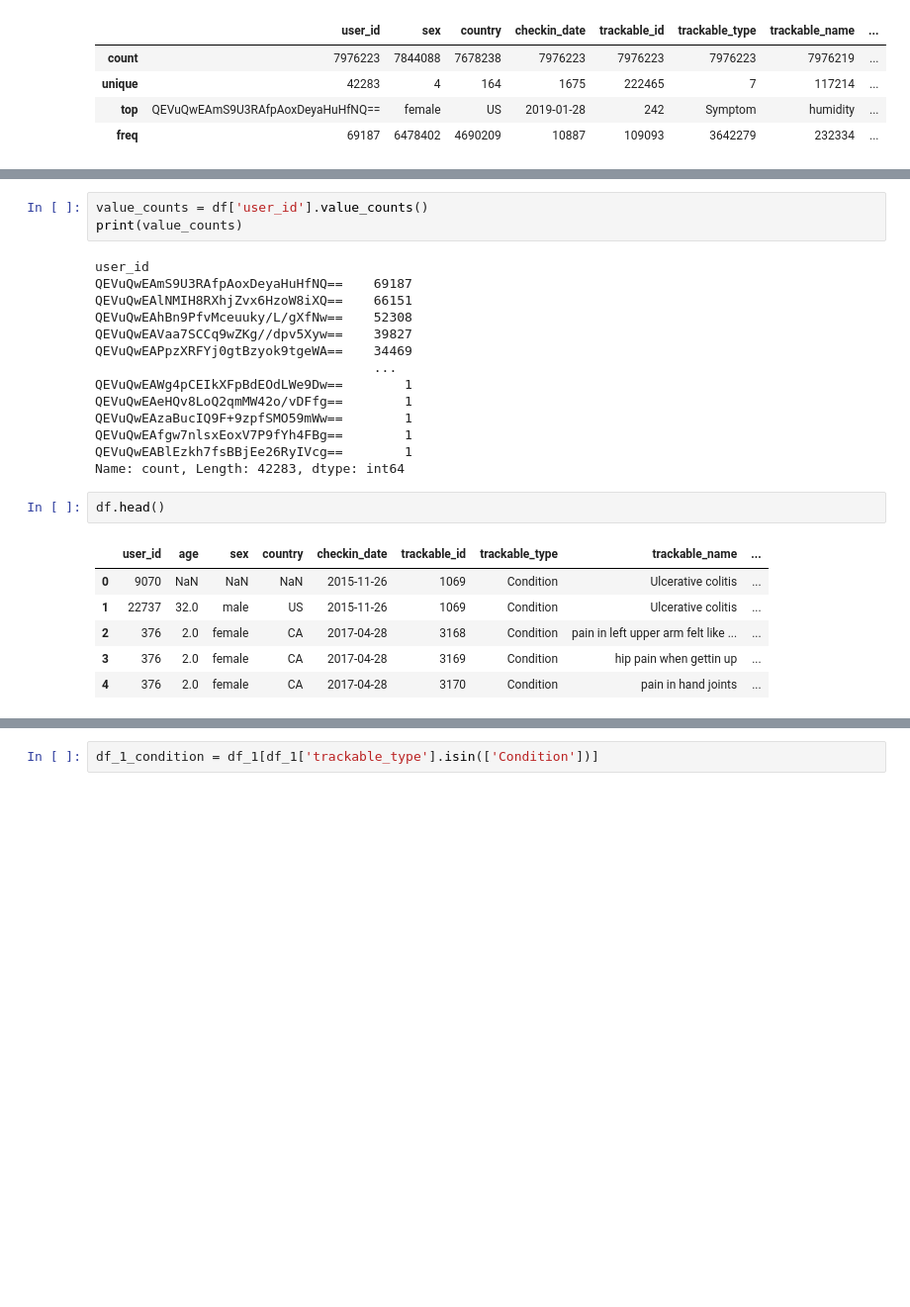
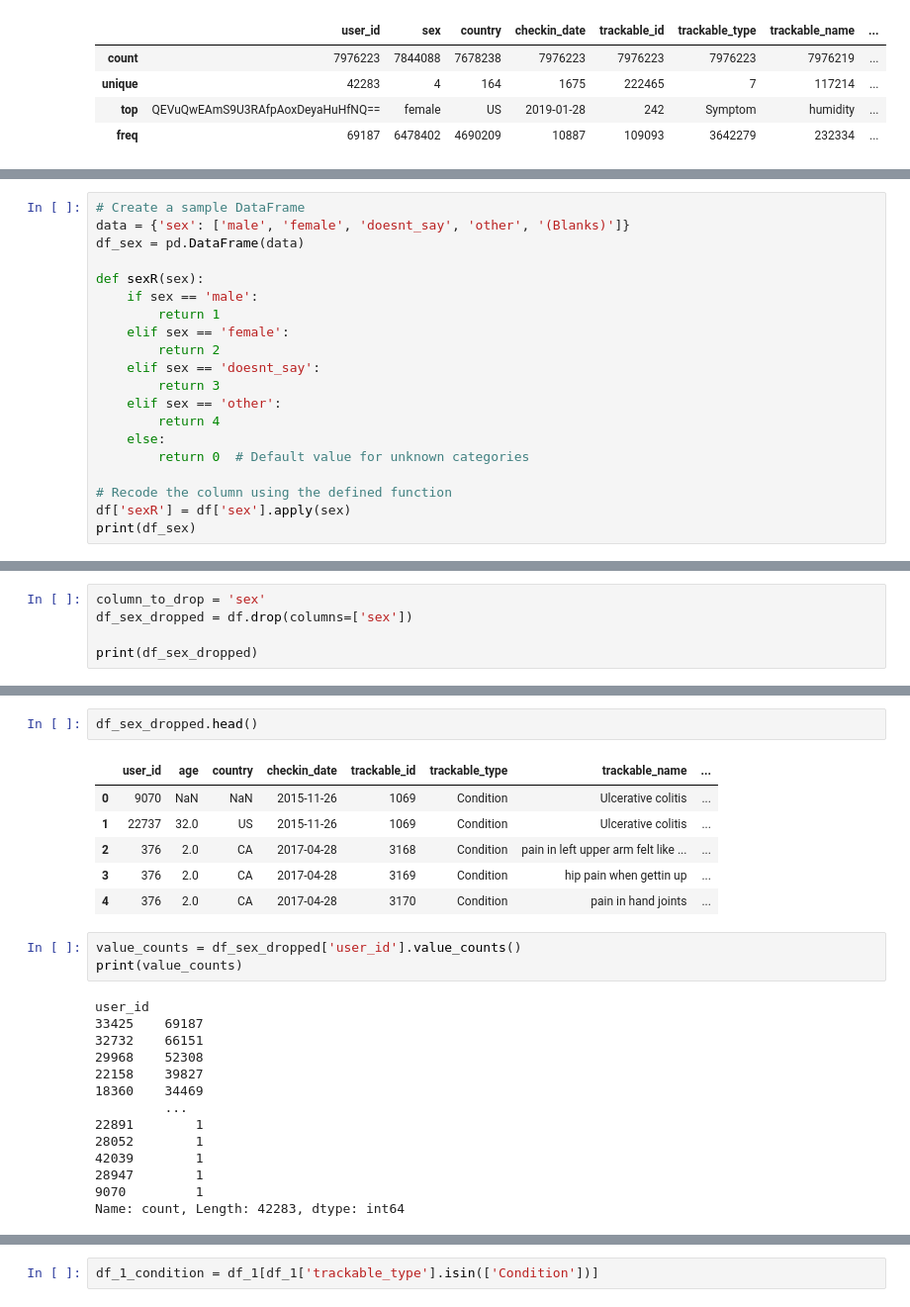
Before and after one commit to joydowns/Data-Science-Final-Project-Chronic-Illness, a Jupyter notebook: Final Project - JD.ipynb, the cells around one changed output, grey strips where cells are left out. Shown at 99% size. Drawn from its saved outputs; the diff is of its cells as text; blank space fills up the shorter version.

```diff
--- a/Final Project - JD.ipynb
+++ b/Final Project - JD.ipynb
@@ -60,0 +61,20 @@ df['user_id']= df.user_id.cat.codes
+# %%
+# Create a sample DataFrame
+data = {'sex': ['male', 'female', 'doesnt_say', 'other', '(Blanks)']}
+df_sex = pd.DataFrame(data)
+
+def sexR(sex):
+    if sex == 'male':
+        return 1
+    elif sex == 'female':
+        return 2
+    elif sex == 'doesnt_say':
+        return 3
+    elif sex == 'other':
+        return 4
+    else:
+        return 0  # Default value for unknown categories
+
+# Recode the column using the defined function
+df['sexR'] = df['sex'].apply(sex)
+print(df_sex)
@@ -60,0 +90,5 @@ df['user_id']= df.user_id.cat.codes
+# %%
+column_to_drop = 'sex'
+df_sex_dropped = df.drop(columns=['sex'])
+
+print(df_sex_dropped)
@@ -61,26 +132,26 @@ df['user_id']= df.user_id.cat.codes
+# %%
+df_sex_dropped.head()
+# %% [output]
+|  | user_id | age | country | checkin_date | trackable_id | trackable_type | trackable_name | ... |
+| 0 | 9070 | NaN | NaN | 2015-11-26 | 1069 | Condition | Ulcerative colitis | ... |
+| 1 | 22737 | 32.0 | US | 2015-11-26 | 1069 | Condition | Ulcerative colitis | ... |
+| 2 | 376 | 2.0 | CA | 2017-04-28 | 3168 | Condition | pain in left upper arm felt like ... | ... |
+| 3 | 376 | 2.0 | CA | 2017-04-28 | 3169 | Condition | hip pain when gettin up | ... |
+| 4 | 376 | 2.0 | CA | 2017-04-28 | 3170 | Condition | pain in hand joints | ... |
 # %%
-value_counts = df['user_id'].value_counts()
+value_counts = df_sex_dropped['user_id'].value_counts()
 print(value_counts)
 # %% [output]
 user_id
-QEVuQwEAmS9U3RAfpAoxDeyaHuHfNQ==    69187
-QEVuQwEAlNMIH8RXhjZvx6HzoW8iXQ==    66151
-QEVuQwEAhBn9PfvMceuuky/L/gXfNw==    52308
-QEVuQwEAVaa7SCCq9wZKg//dpv5Xyw==    39827
-QEVuQwEAPpzXRFYj0gtBzyok9tgeWA==    34469
-                                    ...
-QEVuQwEAWg4pCEIkXFpBdEOdLWe9Dw==        1
-QEVuQwEAeHQv8LoQ2qmMW42o/vDFfg==        1
-QEVuQwEAzaBucIQ9F+9zpfSMO59mWw==        1
-QEVuQwEAfgw7nlsxEoxV7P9fYh4FBg==        1
-QEVuQwEABlEzkh7fsBBjEe26RyIVcg==        1
+33425    69187
+32732    66151
+29968    52308
+22158    39827
+18360    34469
+         ...
+22891        1
+28052        1
+42039        1
+28947        1
+9070         1
 Name: count, Length: 42283, dtype: int64
-# %%
-df.head()
-# %% [output]
-|  | user_id | age | sex | country | checkin_date | trackable_id | trackable_type | trackable_name | ... |
-| 0 | 9070 | NaN | NaN | NaN | 2015-11-26 | 1069 | Condition | Ulcerative colitis | ... |
-| 1 | 22737 | 32.0 | male | US | 2015-11-26 | 1069 | Condition | Ulcerative colitis | ... |
-| 2 | 376 | 2.0 | female | CA | 2017-04-28 | 3168 | Condition | pain in left upper arm felt like ... | ... |
-| 3 | 376 | 2.0 | female | CA | 2017-04-28 | 3169 | Condition | hip pain when gettin up | ... |
-| 4 | 376 | 2.0 | female | CA | 2017-04-28 | 3170 | Condition | pain in hand joints | ... |
```
Also changed, not shown: parts of 36 cells of this notebook.
